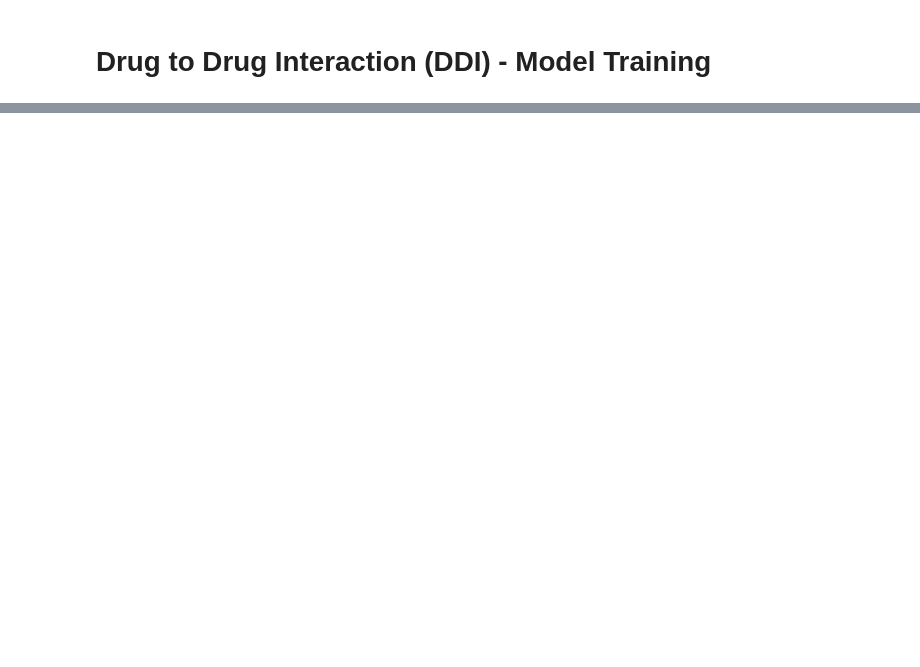
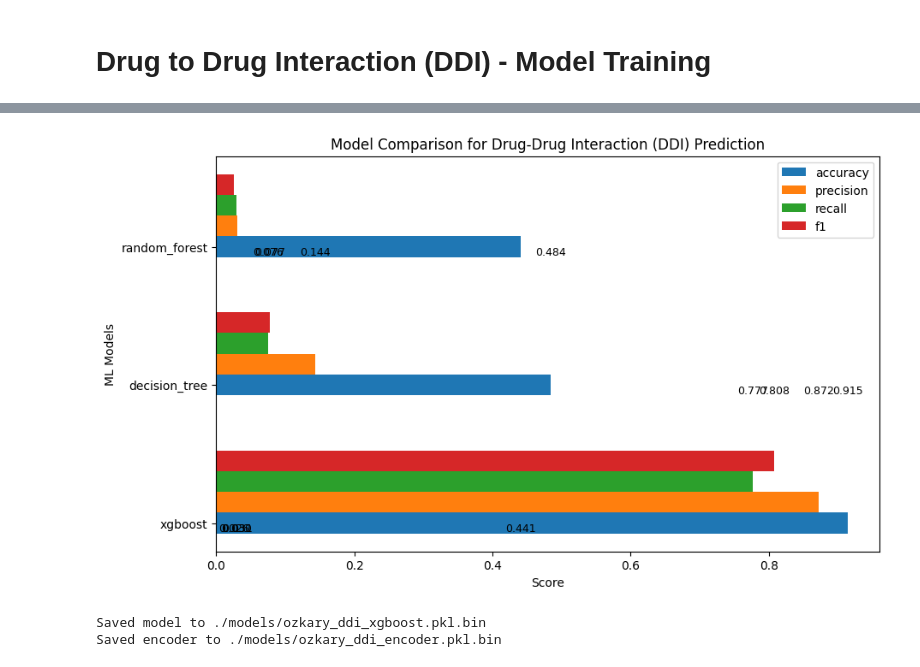
Before and after one commit to ozkary/machine-learning-engineering, a Jupyter notebook: projects/drug-drug-interaction/data_train.ipynb, the cells around one changed output, grey strips where cells are left out. Cells and saved outputs as stored; diff of their text form; code cells hidden in the pictures; blank space fills up the shorter version.

```diff
--- a/projects/drug-drug-interaction/data_train.ipynb
+++ b/projects/drug-drug-interaction/data_train.ipynb
@@ -340,0 +359,39 @@ df_metrics_hyp[['model','accuracy', 'precision', 'recall', 'f1']].head()
+# %%
+def build_compare_metrics(df_metrics):
+  # visualize the metrics
+  df_metrics.sort_values(by='accuracy', ascending=False, inplace=True)
+  # Define the models, metrics, and corresponding scores
+  models = df_metrics['model']
+  metrics =['accuracy', 'precision', 'recall', 'f1']
+  scores = df_metrics_hyp[['accuracy', 'precision', 'recall', 'f1']]
+
+  # Set the positions for the models
+  model_positions = np.arange(len(models))
+
+  # Define the width of each bar group
+  bar_width = 0.15
+
+  # Create a grouped bar chart
+  plt.figure(figsize=(10, 6))
+
+  for i, metric in enumerate(metrics):
+      plt.barh(model_positions + i * bar_width, scores[metric.lower()], bar_width, label=metric)
+
+        # Add score labels over the bars
+      for index, row in df_metrics.iterrows():
+          score = row[metric.lower()]
+          plt.text(score, index, f'{score:.3f}', va='top', ha='center', fontsize=9)
+
+  # Customize the chart
+  plt.yticks(model_positions, models)
+  plt.xlabel('Score')
+  plt.ylabel('ML Models')
+  plt.title('Model Comparison for Drug-Drug Interaction (DDI) Prediction')
+  plt.legend(loc='upper right')
+
+  plt.savefig('./images/ozkary-ml-ddi-model-evaluation.png')
+# %%
+# compare the metrics
+build_compare_metrics(df_metrics_hyp)
+# %% [output]
+[figure, added]
@@ -340,0 +434,6 @@ df_metrics_hyp[['model','accuracy', 'precision', 'recall', 'f1']].head()
+# %%
+# save the xgboost model
+model_factory.save('xgboost', './models/ozkary_ddi')
+# %% [output]
+Saved model to ./models/ozkary_ddi_xgboost.pkl.bin
+Saved encoder to ./models/ozkary_ddi_encoder.pkl.bin
```
Also changed, not shown: parts of 17 cells of this notebook, 22 other files.
